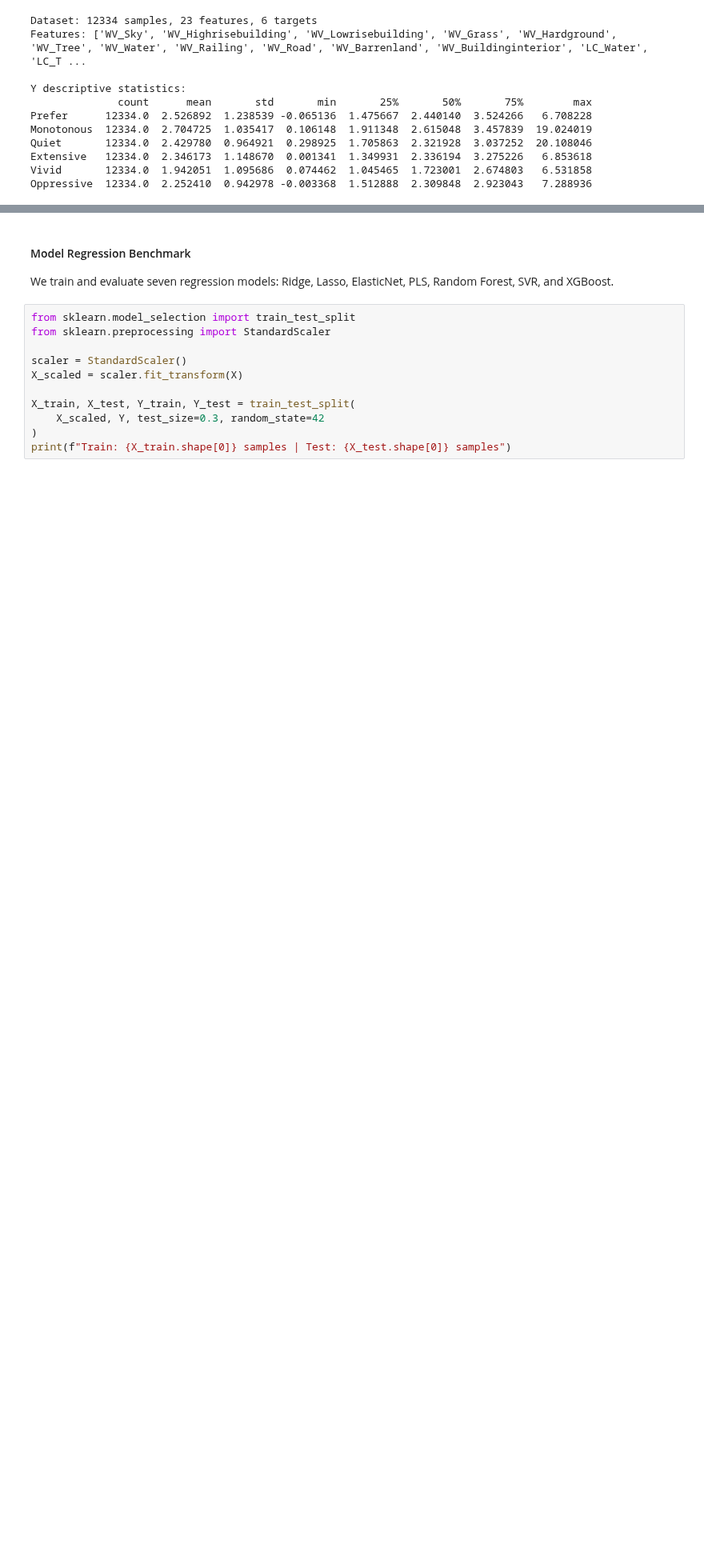
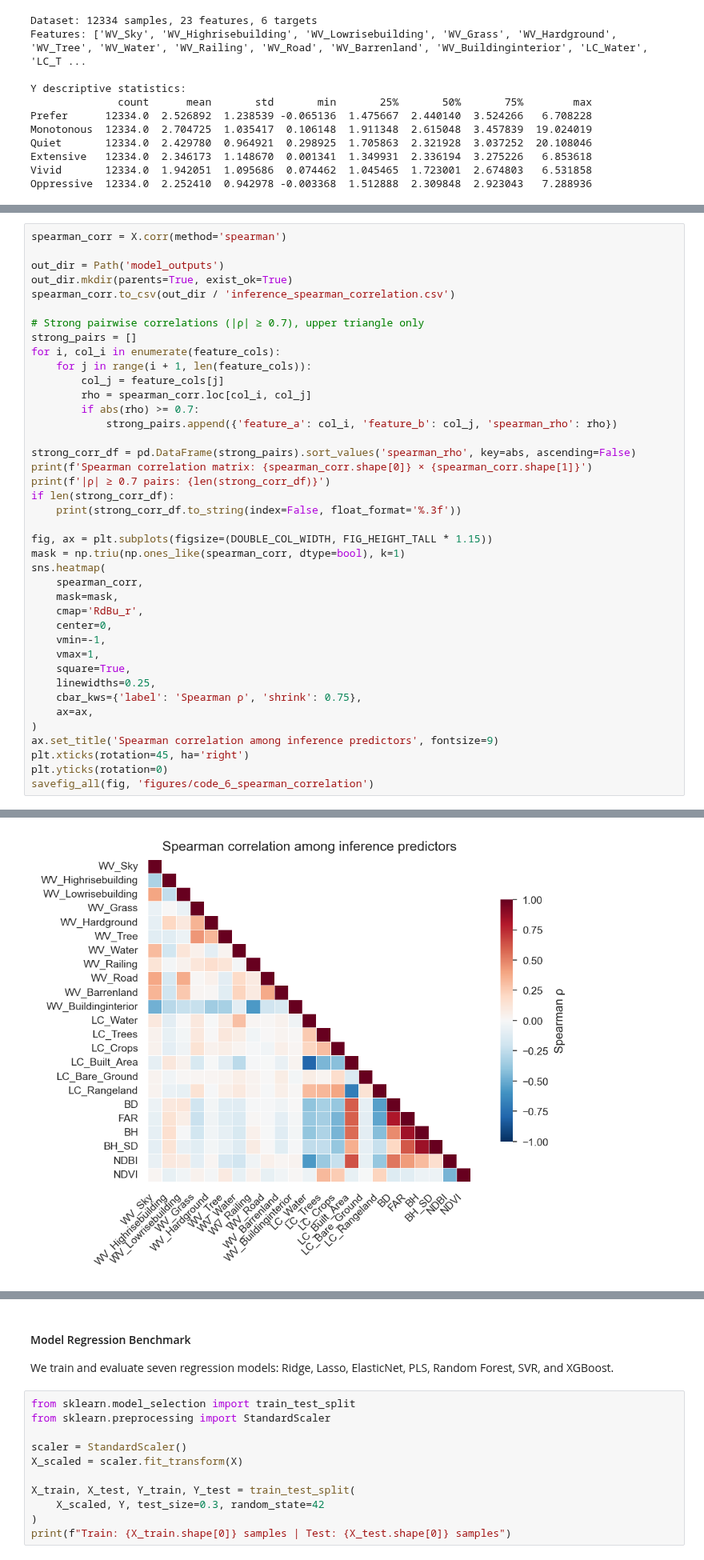
Before and after one commit to Sijie-Yang/City-Landscape-In-Sight, a Jupyter notebook: code_6_wvi_perception_inference_analytics.ipynb, the cells around one changed output, grey strips where cells are left out. Shown at 80% size. Drawn from its saved outputs; the diff is of its cells as text; blank space fills up the shorter version.

```diff
--- a/code_6_wvi_perception_inference_analytics.ipynb
+++ b/code_6_wvi_perception_inference_analytics.ipynb
@@ -122,0 +133,41 @@ Oppressive  12334.0  2.252410  0.942978 -0.003368  1.512888  2.309848  2.923043
+# %%
+spearman_corr = X.corr(method='spearman')
+
+out_dir = Path('model_outputs')
+out_dir.mkdir(parents=True, exist_ok=True)
+spearman_corr.to_csv(out_dir / 'inference_spearman_correlation.csv')
+
+# Strong pairwise correlations (|ρ| ≥ 0.7), upper triangle only
+strong_pairs = []
+for i, col_i in enumerate(feature_cols):
+    for j in range(i + 1, len(feature_cols)):
+        col_j = feature_cols[j]
+        rho = spearman_corr.loc[col_i, col_j]
+        if abs(rho) >= 0.7:
+            strong_pairs.append({'feature_a': col_i, 'feature_b': col_j, 'spearman_rho': rho})
+
+strong_corr_df = pd.DataFrame(strong_pairs).sort_values('spearman_rho', key=abs, ascending=False)
+print(f'Spearman correlation matrix: {spearman_corr.shape[0]} × {spearman_corr.shape[1]}')
+print(f'|ρ| ≥ 0.7 pairs: {len(strong_corr_df)}')
+if len(strong_corr_df):
+    print(strong_corr_df.to_string(index=False, float_format='%.3f'))
+
+fig, ax = plt.subplots(figsize=(DOUBLE_COL_WIDTH, FIG_HEIGHT_TALL * 1.15))
+mask = np.triu(np.ones_like(spearman_corr, dtype=bool), k=1)
+sns.heatmap(
+    spearman_corr,
+    mask=mask,
+    cmap='RdBu_r',
+    center=0,
+    vmin=-1,
+    vmax=1,
+    square=True,
+    linewidths=0.25,
+    cbar_kws={'label': 'Spearman ρ', 'shrink': 0.75},
+    ax=ax,
+)
+ax.set_title('Spearman correlation among inference predictors', fontsize=9)
+plt.xticks(rotation=45, ha='right')
+plt.yticks(rotation=0)
+savefig_all(fig, 'figures/code_6_spearman_correlation')
+# %% [output]
@@ -122,0 +181 @@ Oppressive  12334.0  2.252410  0.942978 -0.003368  1.512888  2.309848  2.923043
+[figure, added]
```
Also changed, not shown: parts of 10 cells of this notebook, 40 other files.
